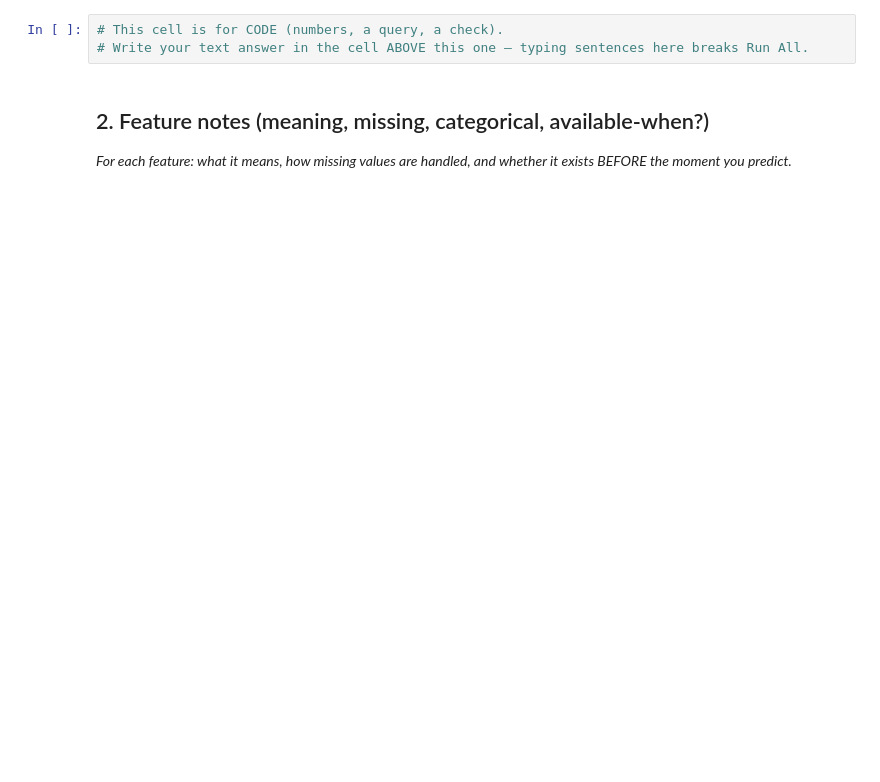
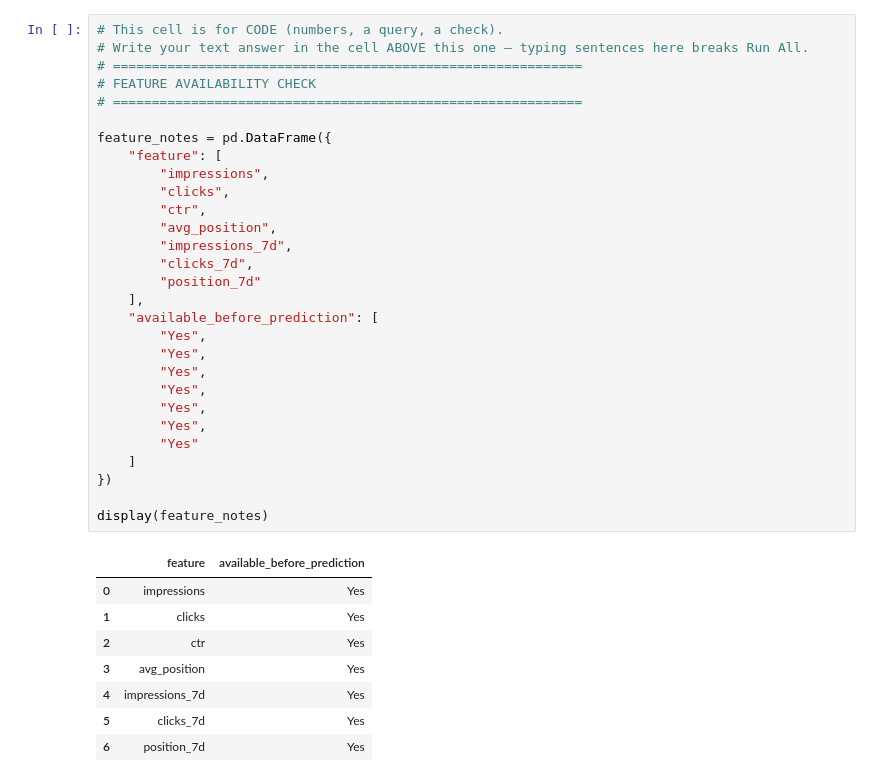
Before and after one commit to Pravu-19/flyrank-internship-ml, a Jupyter notebook: work/notebooks/w03_feature_leakage_check.ipynb, the cells around one changed output. Saved outputs shown, nothing was run; the diff lists cells and outputs as text; blank space fills up the shorter version.

```diff
--- a/work/notebooks/w03_feature_leakage_check.ipynb
+++ b/work/notebooks/w03_feature_leakage_check.ipynb
@@ -13,7 +441,38 @@ This skeleton is yours to fill. Work the sections **in order** — each one has
 # %%
 # This cell is for CODE (numbers, a query, a check).
 # Write your text answer in the cell ABOVE this one — typing sentences here breaks Run All.
+# ============================================================
+# FEATURE AVAILABILITY CHECK
+# ============================================================
+
+feature_notes = pd.DataFrame({
+    "feature": [
+        "impressions",
+        "clicks",
+        "ctr",
+        "avg_position",
+        "impressions_7d",
+        "clicks_7d",
+        "position_7d"
+    ],
+    "available_before_prediction": [
+        "Yes",
+        "Yes",
+        "Yes",
+        "Yes",
+        "Yes",
+        "Yes",
+        "Yes"
+    ]
+})
+
+display(feature_notes)
+# %% [output]
+|  | feature | available_before_prediction |
+| 0 | impressions | Yes |
+| 1 | clicks | Yes |
+| 2 | ctr | Yes |
+| 3 | avg_position | Yes |
+| 4 | impressions_7d | Yes |
+| 5 | clicks_7d | Yes |
+| 6 | position_7d | Yes |
-# %% [markdown]
-## 2. Feature notes (meaning, missing, categorical, available-when?)
-
-*For each feature: what it means, how missing values are handled, and whether it exists BEFORE the moment you predict.*
```
Also changed, not shown: parts of 21 cells of this notebook.
